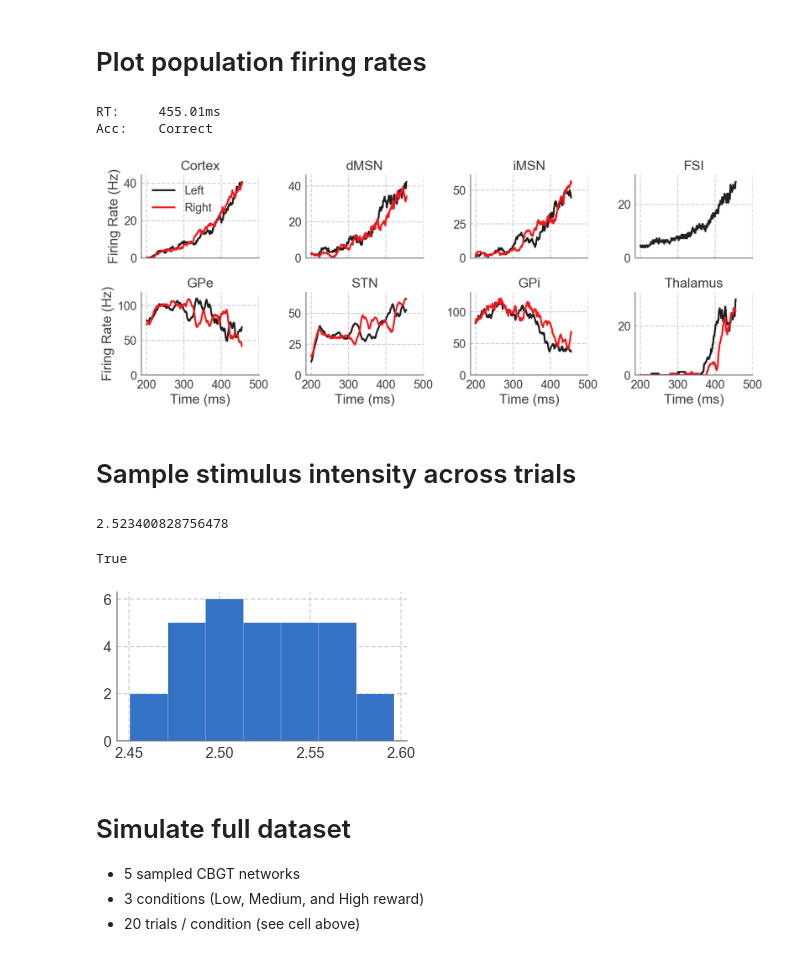
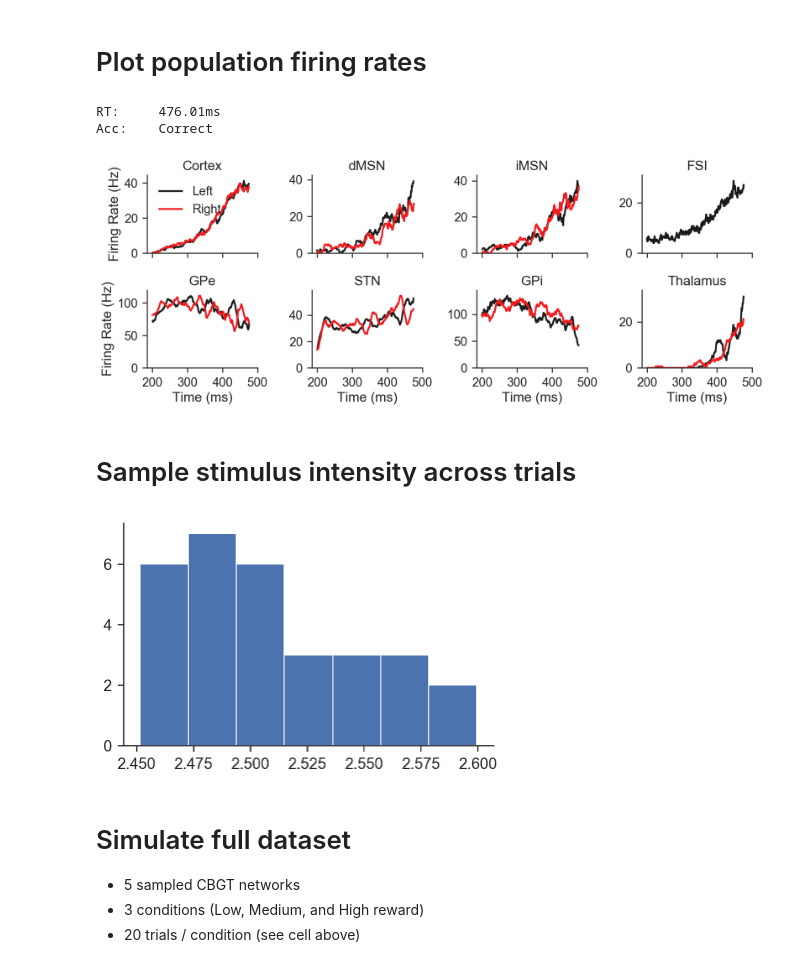
Before and after one commit to CoAxLab/CBGT, a Jupyter notebook: demos/CBGT_PLOSCompBio2019_Demo.ipynb, the cells around one changed output. Saved outputs shown, nothing was run; the diff lists cells and outputs as text; code cells hidden in the pictures.

Commit message:
update demo, bump version patch

```diff
--- a/demos/CBGT_PLOSCompBio2019_Demo.ipynb
+++ b/demos/CBGT_PLOSCompBio2019_Demo.ipynb
@@ -5,24 +1,33 @@ import cbgt
 # %%
+import os, sys
+import pandas as pd
+import numpy as np
+import random
+from future.utils import listvalues
+from copy import deepcopy
+
 import cbgt.netgen as ng
 import cbgt.analyzefx as afx
 from cbgt import vis, sim
-from subprocess import call, Popen
-from safaribook import safariplot as splot
-from time import sleep
-import random
+
+import matplotlib.pyplot as plt
+import seaborn as sns
 import warnings
 
 warnings.simplefilter('ignore', np.RankWarning)
 warnings.filterwarnings("ignore", module="matplotlib")
+warnings.filterwarnings("ignore")
 
-splot.style(theme='safari-day', grid=True, spines=True, fscale=1.4, figsize=(6., 3.5))
-roundRT = lambda x, ndec: int(round(float(str(x)[:5]), ndec)*1000)
-zscore_series = lambda s: (s - s.mean()) / s.std()
-normalize_series = lambda s: (s - s.min()) / (s.max() - s.min())
-
+%matplotlib inline
 clrs = ['#347fff', '#febe08']
 eclrs = ['#1657de', '#f5a005']
-bdf = pd.read_csv("/Users/kyle/demo_cbgt_bdf.csv")
+
+rc = {'font.family': u'sans-serif',
+'font.sans-serif': [u'Helvetica',  u'Arial', u'sans-serif'],
+'lines.solid_capstyle': u'butt'}
+sns.set(style='ticks', font='Helvetica', rc=rc, font_scale=1.4)
+# splot.style(theme='safari-day', grid=True, spines=True, fscale=1.4, figsize=(6., 3.5))
+# bdf = pd.read_csv("/Users/kyle/demo_cbgt_bdf.csv")
 # %% [markdown]
 ## Global Params
 # %%
@@ -152,20 +157,16 @@ ng.compileAndRunSweepALL(1, 0, 1)
 # %%
 vis.plot_trial_rates(t=0)
 # %% [output]
-RT:     455.01ms
+RT:     476.01ms
 Acc:    Correct
-[figure, old version]
+[figure, new version]
 # %% [markdown]
 # Sample stimulus intensity across trials
 # %%
 ntrials = 30
 stimArray = vis.plot_stim_dist(mu=2.5, sd=.075, clip=(2.45, 2.6), ntrials=ntrials, bins=7)
-print(stimArray.mean())
-ntrials == stimArray.size
 # %% [output]
-2.523400828756478
-True
-[figure, old version]
+[figure, new version]
 # %% [markdown]
 # Simulate full dataset
 * 5 sampled CBGT networks
```
Also changed, not shown: parts of 6 cells of this notebook, 2 other files.
